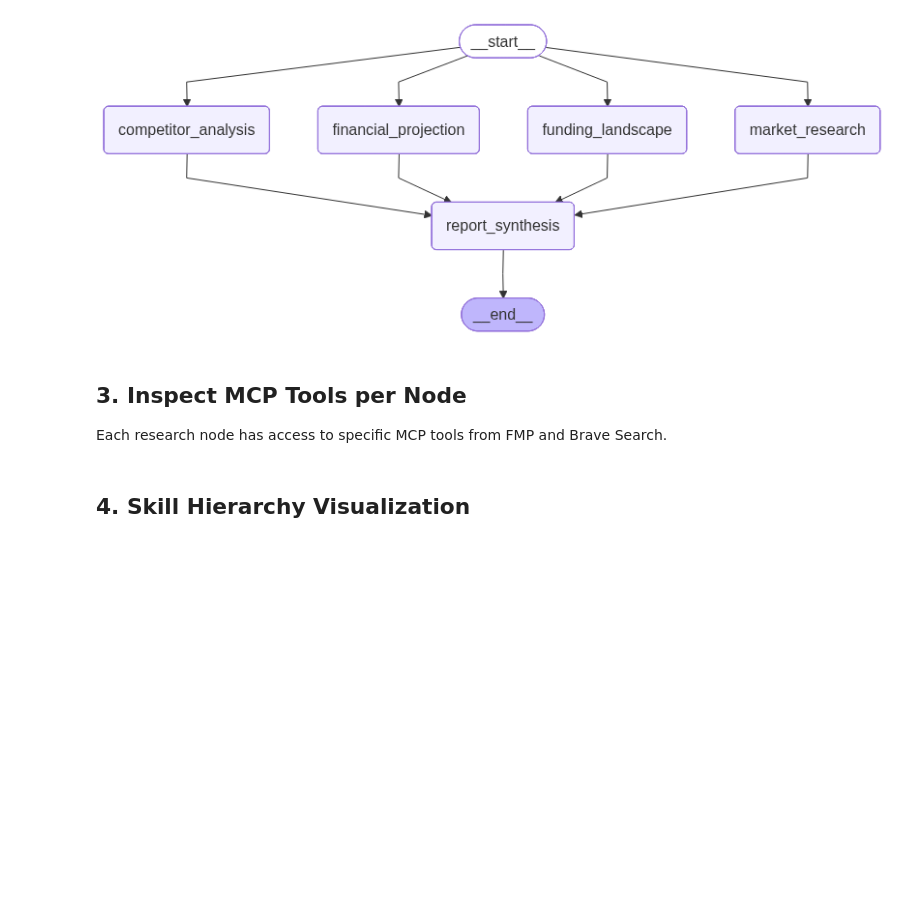
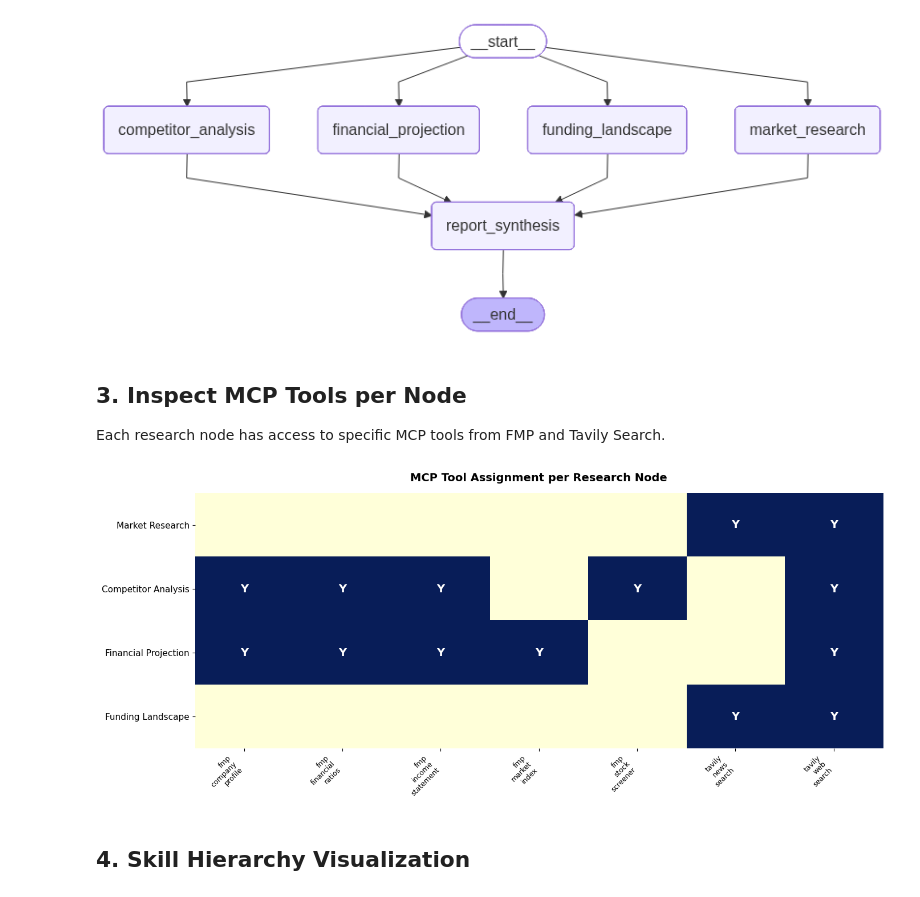
Before and after one commit to soumendu-11/parallel-agent-startup-planner, a Jupyter notebook: notebook/startup_planner.ipynb, the cells around one changed output. Drawn from its saved outputs; the diff is of its cells as text; code cells hidden in the pictures; blank space fills up the shorter version.

```diff
--- a/notebook/startup_planner.ipynb
+++ b/notebook/startup_planner.ipynb
@@ -142,52 +136,54 @@ except Exception as e:
 # %% [markdown]
 ## 3. Inspect MCP Tools per Node
 
-Each research node has access to specific MCP tools from FMP and Brave Search.
+Each research node has access to specific MCP tools from FMP and Tavily Search.
 # %%
-import matplotlib
-matplotlib.use("Agg")
+%matplotlib inline
 import matplotlib.pyplot as plt
 import matplotlib.patches as mpatches
 import numpy as np
+import warnings
+warnings.filterwarnings("ignore", message="Glyph .* missing from font")
 
 # Tool assignment visualization
 fig, ax = plt.subplots(figsize=(14, 6))
 
 nodes = {
-    "📊 Market Research": {"tools": ["brave_web_search", "brave_news_search"], "color": "#4A90D9"},
-    "🔍 Competitor Analysis": {"tools": ["fmp_company_profile", "fmp_income_statement", "fmp_financial_ratios", "fmp_stock_screener", "brave_web_search"], "color": "#E74C3C"},
-    "💰 Financial Projection": {"tools": ["fmp_company_profile", "fmp_income_statement", "fmp_financial_ratios", "fmp_market_index", "brave_web_search"], "color": "#2ECC71"},
-    "🏦 Funding Landscape": {"tools": ["brave_web_search", "brave_news_search"], "color": "#F39C12"},
+    "Market Research": {"tools": ["tavily_web_search", "tavily_news_search"], "color": "#4A90D9"},
+    "Competitor Analysis": {"tools": ["fmp_company_profile", "fmp_income_statement", "fmp_financial_ratios", "fmp_stock_screener", "tavily_web_search"], "color": "#E74C3C"},
+    "Financial Projection": {"tools": ["fmp_company_profile", "fmp_income_statement", "fmp_financial_ratios", "fmp_market_index", "tavily_web_search"], "color": "#2ECC71"},
+    "Funding Landscape": {"tools": ["tavily_web_search", "tavily_news_search"], "color": "#F39C12"},
 }
 
 all_tools = sorted(set(t for n in nodes.values() for t in n["tools"]))
 node_names = list(nodes.keys())
 
 # Create heatmap
 matrix = np.zeros((len(node_names), len(all_tools)))
 for i, (name, info) in enumerate(nodes.items()):
     for j, tool in enumerate(all_tools):
         if tool in info["tools"]:
             matrix[i][j] = 1
 
 im = ax.imshow(matrix, cmap="YlGnBu", aspect="auto", vmin=0, vmax=1)
 
 ax.set_xticks(range(len(all_tools)))
 ax.set_xticklabels([t.replace("_", "\n") for t in all_tools], rotation=45, ha="right", fontsize=9)
 ax.set_yticks(range(len(node_names)))
 ax.set_yticklabels(node_names, fontsize=11)
 
-# Add text annotations
 for i in range(len(node_names)):
     for j in range(len(all_tools)):
-        text = "✓" if matrix[i][j] == 1 else ""
+        text = "Y" if matrix[i][j] == 1 else ""
         ax.text(j, i, text, ha="center", va="center", fontsize=14, fontweight="bold",
                 color="white" if matrix[i][j] == 1 else "lightgray")
 
 ax.set_title("MCP Tool Assignment per Research Node", fontsize=14, fontweight="bold", pad=15)
 ax.spines[:].set_visible(False)
 fig.tight_layout()
 plt.show()
+# %% [output]
+[figure, added]
 # %% [markdown]
 ## 4. Skill Hierarchy Visualization
 # %%
```
Also changed, not shown: parts of 20 cells of this notebook, 10 other files.
